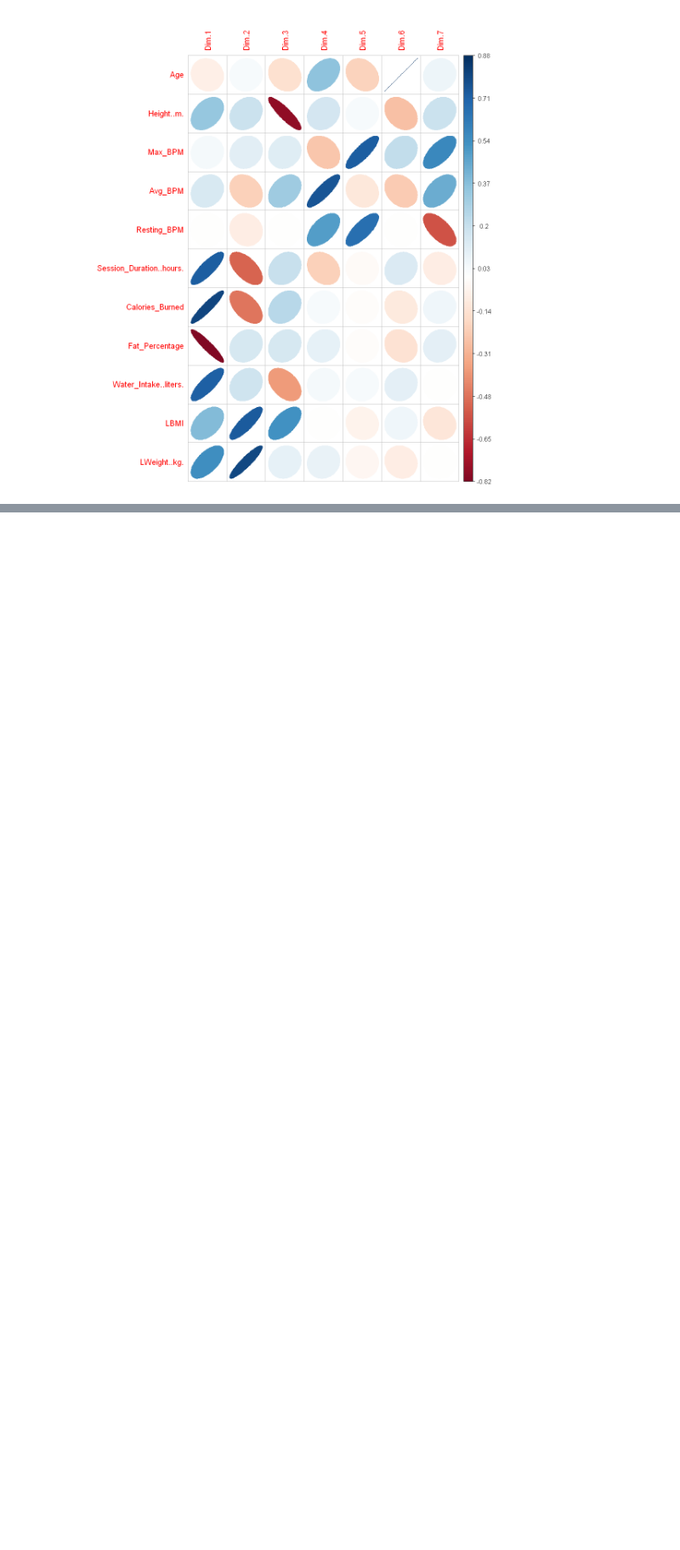
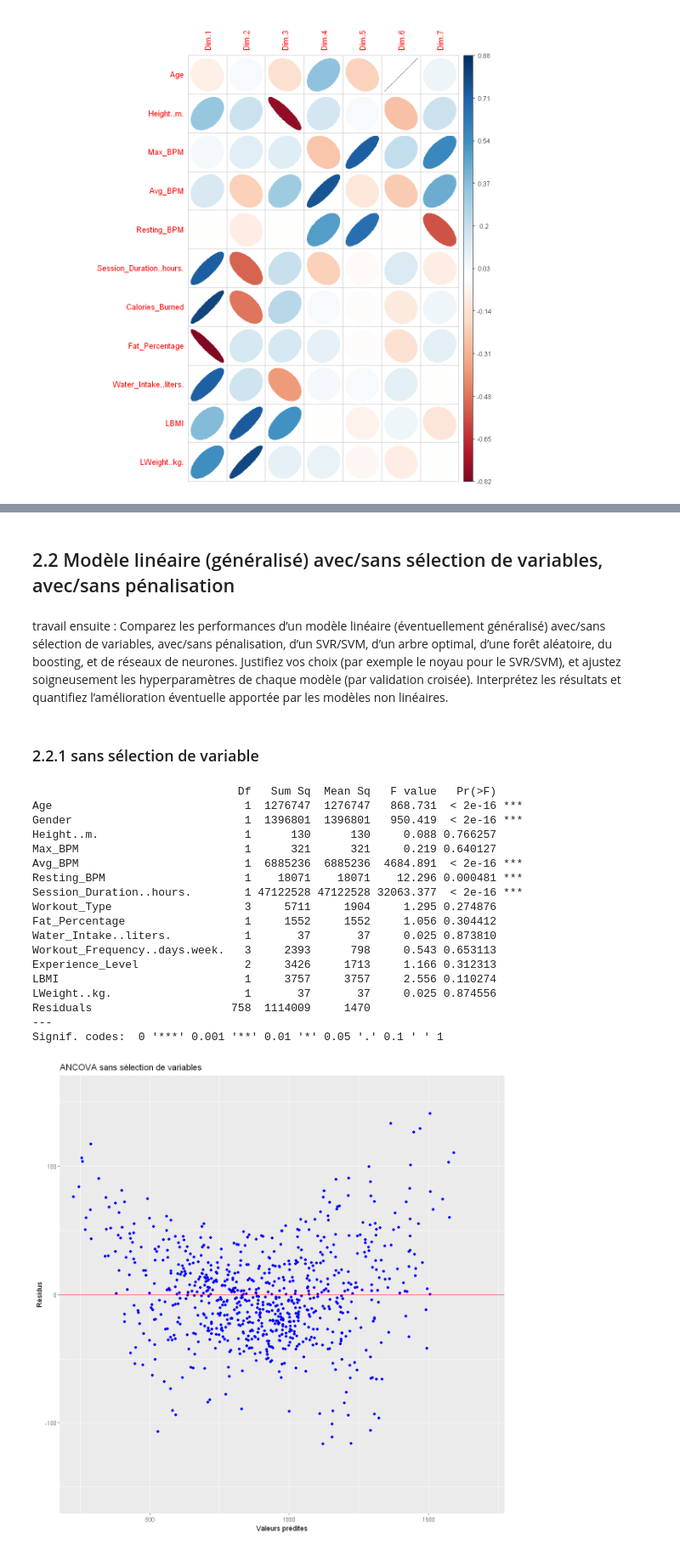
Before and after one commit to QUENTINTOUIL/Projet_ML, a Jupyter notebook: V2_R.ipynb, the cells around one changed output, grey strips where cells are left out. Shown at 85% size. Drawn from its saved outputs; the diff is of its cells as text; code cells hidden in the pictures; blank space fills up the shorter version.

```diff
--- a/V2_R.ipynb
+++ b/V2_R.ipynb
@@ -668,0 +645,9 @@ On peut voir que seul la dimension 1 peut nous permettre de séparer la classe 3
+# %%
+# construction de l'échantillon d'apprentissage
+datappr0 <- gym[appri, ]
+# construction de l'échantillon test
+datestr0 <- gym[testi, ]
+# vérification
+str(datappr0)
+str(datestr0)
+#summary(datappr0)
@@ -668,0 +686,15 @@ On peut voir que seul la dimension 1 peut nous permettre de séparer la classe 3
+# %%
+#échantillon appr
+datappr=datappr0
+
+#on ne modifie pas les variables quali + calories brulées
+datappr[,-c(2,8,9,12,13)]=scale(datappr0[,-c(2,8,9,12,13)])
+
+# on normalise l'échantillon test
+# à l'aide des caractéristiques de l'échantillon d'apprentissage
+datestr=datestr0
+datestr[,-c(2,8,9,12,13)]=scale(datestr0[,-c(2,8,9,12,13)],
+                            center=sapply(datappr0[,-c(2,8,9,12,13)],mean), # on centre avec les moyennes de l'échantillon d'apprentissage
+                            scale=sapply(datappr0[,-c(2,8,9,12,13)],sd)) # on réduit avec les écart-types de l'échantillon d'apprentissage
+summary(datappr)
+summary(datestr)
@@ -668,0 +740,48 @@ On peut voir que seul la dimension 1 peut nous permettre de séparer la classe 3
+# %%
+gplot.res <- function(x, y, titre = "titre") {
+  ggplot(data.frame(x = x, y = y), aes(x, y)) +
+    geom_point(col = "blue") +
+    coord_cartesian(xlim = c(250, 1700), ylim = c(-155, 155)) +
+    ylab("Résidus") +
+    xlab("Valeurs prédites") +
+    ggtitle(titre) +
+    geom_hline(yintercept = 0, col = "red")}
+# %% [markdown]
+##  2.2 Modèle linéaire (généralisé) avec/sans sélection de variables, avec/sans pénalisation
+# %% [markdown]
+travail ensuite : Comparez les performances d’un modèle linéaire (éventuellement généralisé) avec/sans sélection de variables, avec/sans pénalisation, d’un SVR/SVM, d’un arbre optimal, d’une forêt aléatoire, du boosting,
+et de réseaux de neurones. Justifiez vos choix (par exemple le noyau pour le SVR/SVM), et ajustez
+soigneusement les hyperparamètres de chaque modèle (par validation croisée). Interprétez les résultats et
+quantifiez l’amélioration éventuelle apportée par les modèles non linéaires.
+# %% [markdown]
+### 2.2.1 sans sélection de variable
+# %%
+# estimation du modèle sans interaction
+reg.lm <-aov(Calories_Burned ~ . , data = datappr)
+# Extraction des résidus et des valeurs ajustées de ce modèle
+res.lm <- reg.lm$residuals
+fit.lm <- reg.lm$fitted.values
+# Graphe des résidus.
+gplot.res(fit.lm,res.lm,"ANCOVA sans sélection de variables")
+
+summary(reg.lm)
+# %% [output]
+                               Df   Sum Sq  Mean Sq   F value   Pr(>F)
+Age                             1  1276747  1276747   868.731  < 2e-16 ***
+Gender                          1  1396801  1396801   950.419  < 2e-16 ***
+Height..m.                      1      130      130     0.088 0.766257
+Max_BPM                         1      321      321     0.219 0.640127
+Avg_BPM                         1  6885236  6885236  4684.891  < 2e-16 ***
+Resting_BPM                     1    18071    18071    12.296 0.000481 ***
+Session_Duration..hours.        1 47122528 47122528 32063.377  < 2e-16 ***
+Workout_Type                    3     5711     1904     1.295 0.274876
+Fat_Percentage                  1     1552     1552     1.056 0.304412
+Water_Intake..liters.           1       37       37     0.025 0.873810
+Workout_Frequency..days.week.   3     2393      798     0.543 0.653113
+Experience_Level                2     3426     1713     1.166 0.312313
+LBMI                            1     3757     3757     2.556 0.110274
+LWeight..kg.                    1       37       37     0.025 0.874556
+Residuals                     758  1114009     1470
+---
+Signif. codes:  0 '***' 0.001 '**' 0.01 '*' 0.05 '.' 0.1 ' ' 1
+[figure, added]
```
Also changed, not shown: parts of 50 cells of this notebook, 2 other files.
